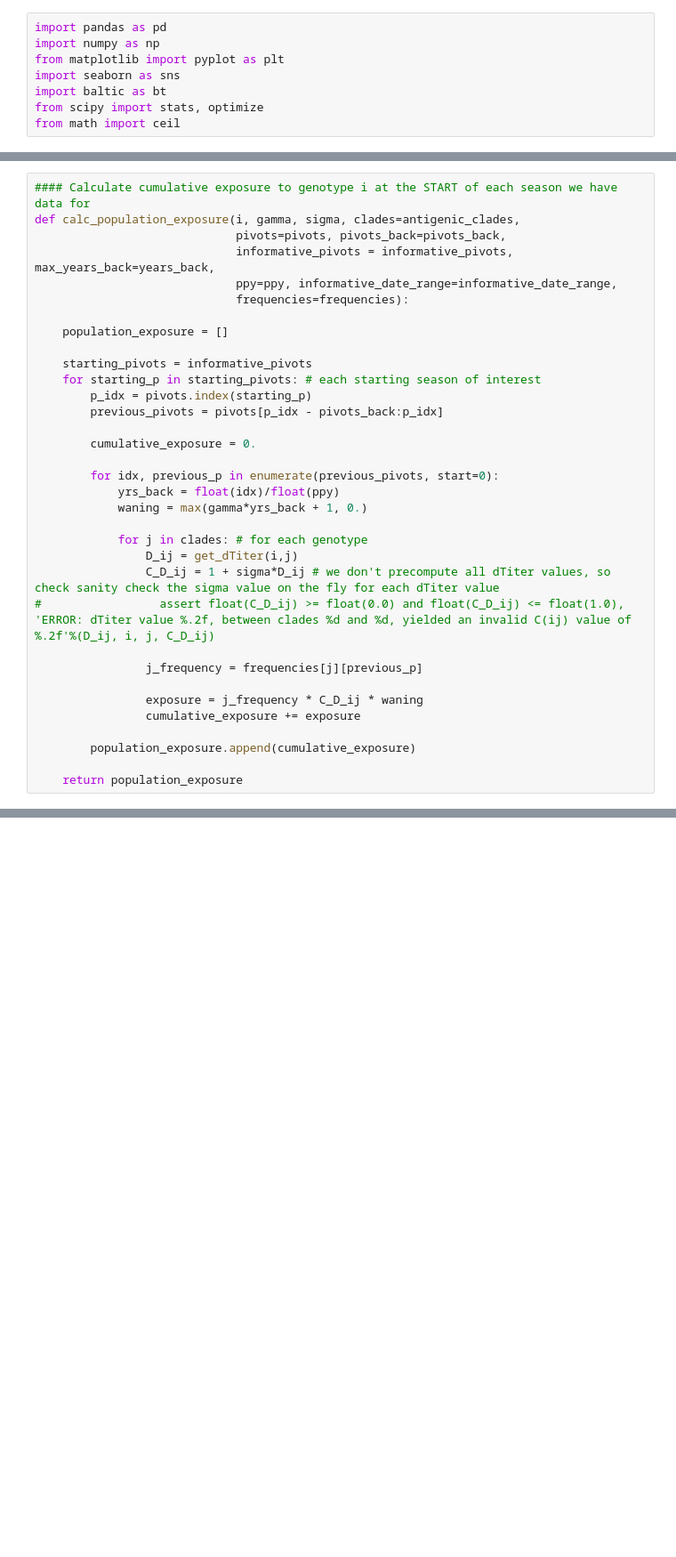
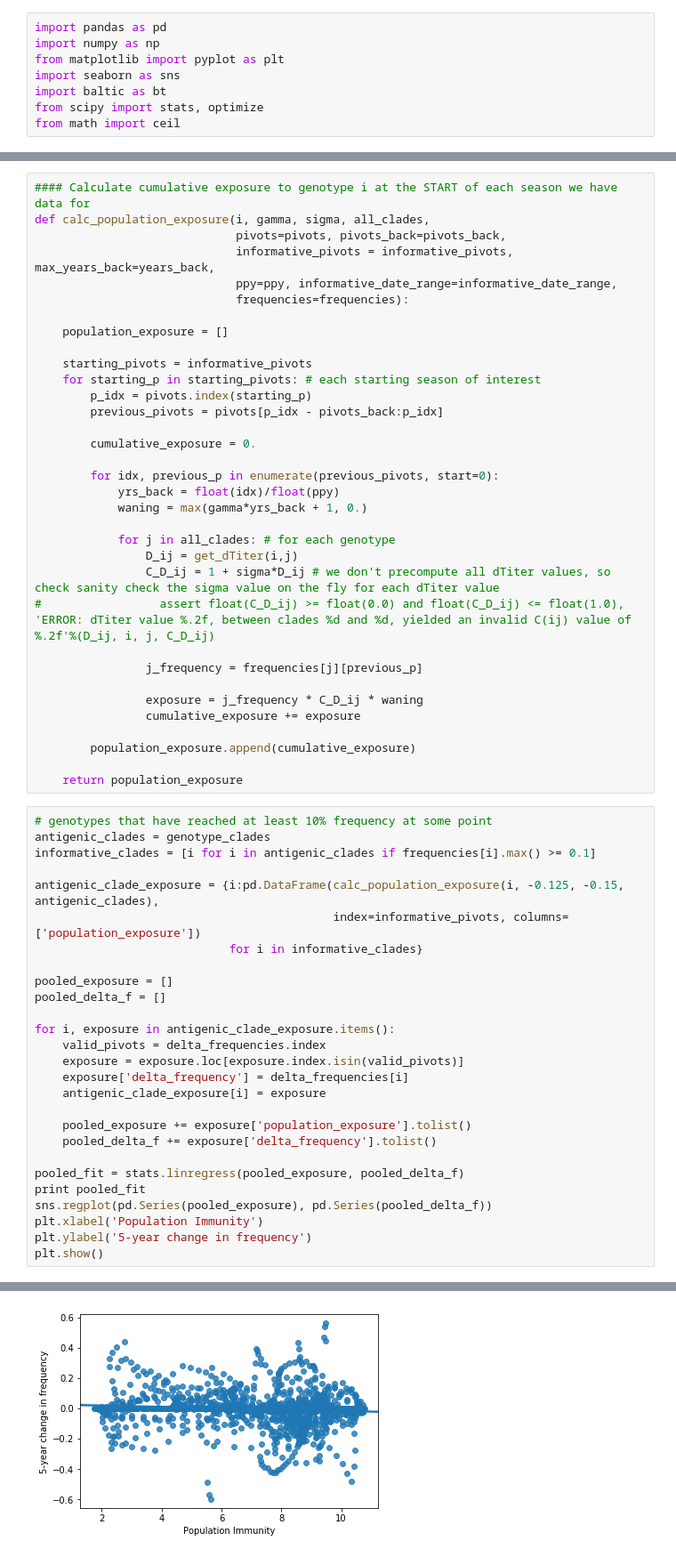
Before and after one commit to blab/dengue-antigenic-dynamics, a Jupyter notebook: scripts/frequencies/population-immunity/modularized-clade-exposure.ipynb, the cells around one changed output, grey strips where cells are left out. Shown: that part at 89% size. Cells and saved outputs as stored; diff of their text form; blank space fills up the shorter version.

```diff
--- a/scripts/frequencies/population-immunity/modularized-clade-exposure.ipynb
+++ b/scripts/frequencies/population-immunity/modularized-clade-exposure.ipynb
@@ -99,6 +105,6 @@ Numbers of objects in tree: 2998 (1428 nodes and 1570 leaves)
 # %%
 #### Calculate cumulative exposure to genotype i at the START of each season we have data for
-def calc_population_exposure(i, gamma, sigma, clades=antigenic_clades,
+def calc_population_exposure(i, gamma, sigma, all_clades,
                              pivots=pivots, pivots_back=pivots_back,
                              informative_pivots = informative_pivots, max_years_back=years_back,
                              ppy=ppy, informative_date_range=informative_date_range,
@@ -117,7 +123,7 @@ def calc_population_exposure(i, gamma, sigma, clades=antigenic_clades,
             yrs_back = float(idx)/float(ppy)
             waning = max(gamma*yrs_back + 1, 0.)
 
-            for j in clades: # for each genotype
+            for j in all_clades: # for each genotype
                 D_ij = get_dTiter(i,j)
                 C_D_ij = 1 + sigma*D_ij # we don't precompute all dTiter values, so check sanity check the sigma value on the fly for each dTiter value
 #                 assert float(C_D_ij) >= float(0.0) and float(C_D_ij) <= float(1.0), 'ERROR: dTiter value %.2f, between clades %d and %d, yielded an invalid C(ij) value of %.2f'%(D_ij, i, j, C_D_ij)
@@ -130,3 +136,31 @@ def calc_population_exposure(i, gamma, sigma, clades=antigenic_clades,
         population_exposure.append(cumulative_exposure)
 
     return population_exposure
+# %%
+# genotypes that have reached at least 10% frequency at some point
+antigenic_clades = genotype_clades
+informative_clades = [i for i in antigenic_clades if frequencies[i].max() >= 0.1]
+
+antigenic_clade_exposure = {i:pd.DataFrame(calc_population_exposure(i, -0.125, -0.15, antigenic_clades),
+                                           index=informative_pivots, columns=['population_exposure'])
+                            for i in informative_clades}
+
+pooled_exposure = []
+pooled_delta_f = []
+
+for i, exposure in antigenic_clade_exposure.items():
+    valid_pivots = delta_frequencies.index
+    exposure = exposure.loc[exposure.index.isin(valid_pivots)]
+    exposure['delta_frequency'] = delta_frequencies[i]
+    antigenic_clade_exposure[i] = exposure
+
+    pooled_exposure += exposure['population_exposure'].tolist()
+    pooled_delta_f += exposure['delta_frequency'].tolist()
+
+pooled_fit = stats.linregress(pooled_exposure, pooled_delta_f)
+print pooled_fit
+sns.regplot(pd.Series(pooled_exposure), pd.Series(pooled_delta_f))
+plt.xlabel('Population Immunity')
+plt.ylabel('5-year change in frequency')
+plt.show()
+# %% [output]
@@ -132,0 +168 @@ def calc_population_exposure(i, gamma, sigma, clades=antigenic_clades,
+[figure, added]
```
Also changed, not shown: parts of 9 cells of this notebook.
